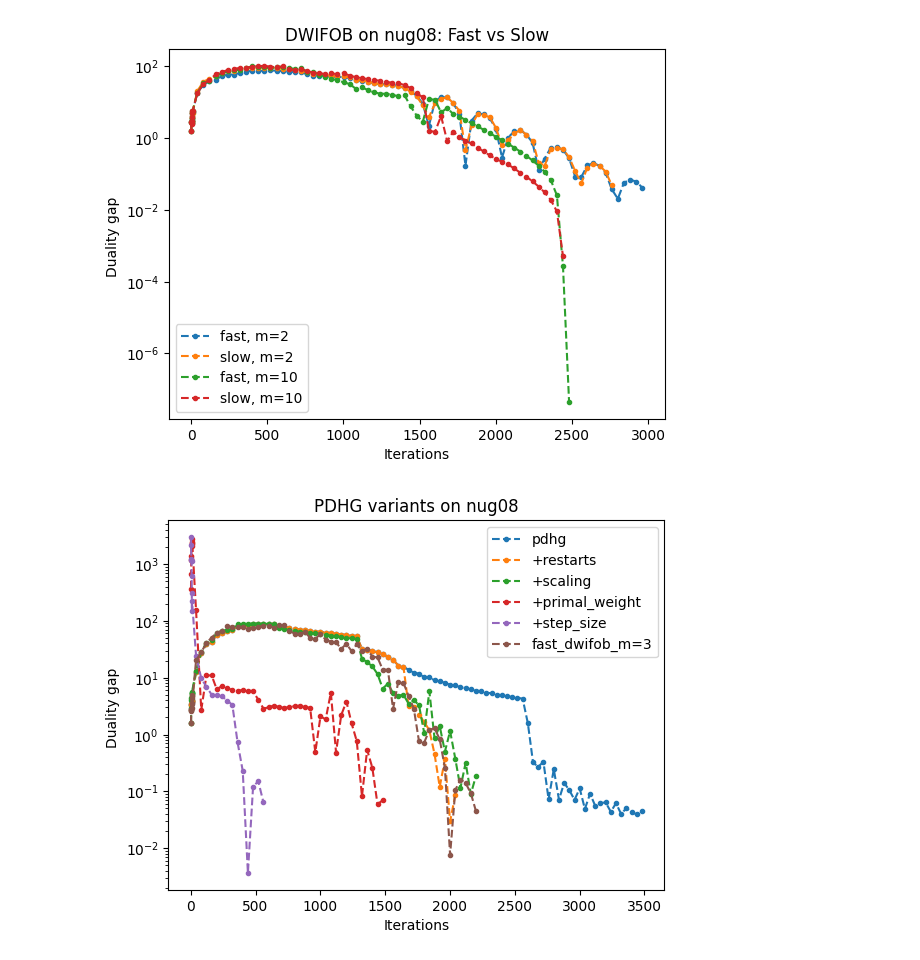
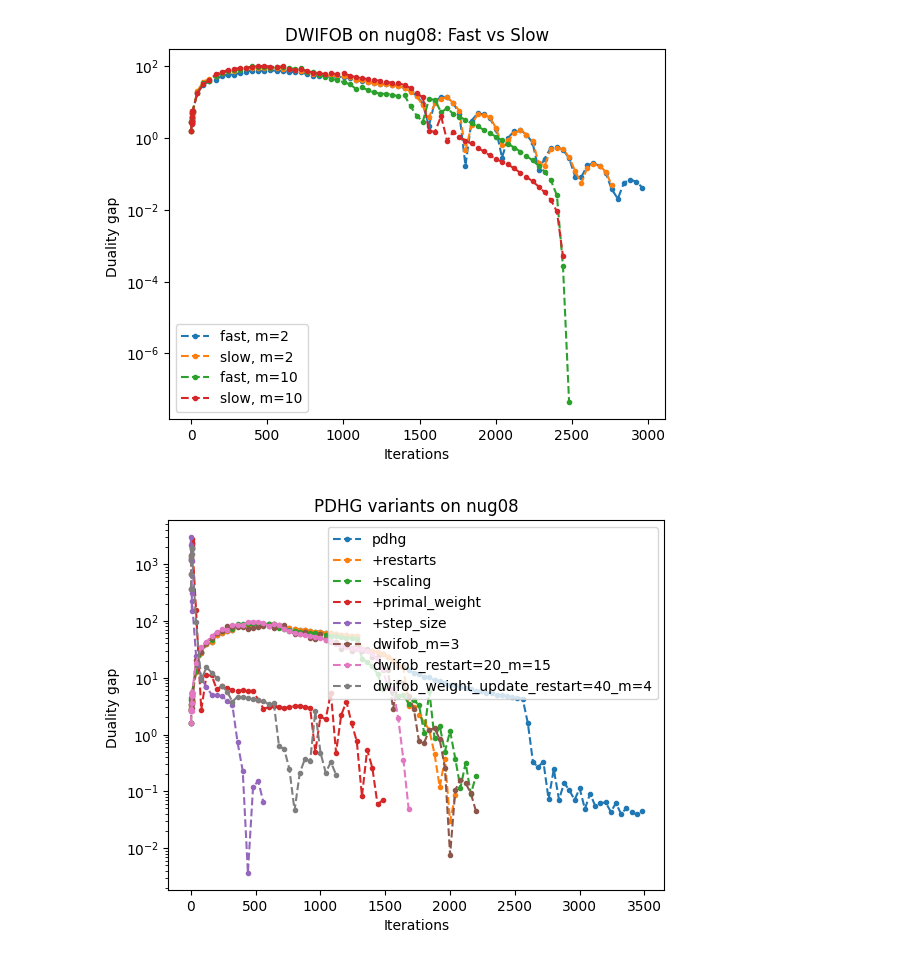
Before and after one commit to TheodorAT/MasterThesis, a Jupyter notebook: scripts/plot_convergences.ipynb, the cells around one changed output. Drawn from its saved outputs; the diff is of its cells as text; code cells hidden in the pictures.

Commit message:
Added and tested primal weight updates to fast_dwifob.

```diff
--- a/scripts/plot_convergences.ipynb
+++ b/scripts/plot_convergences.ipynb
@@ -90,25 +77,34 @@ plt.legend();
 # %%
 # Comparing the PDHG variants:
 nug08_pdhg = all_plot_info["nug08-3rd_test_pdhg_1e-4"]
 nug08_pdhg_restarts = all_plot_info["nug08-3rd_test_+restarts_1e-4"]
 nug08_pdhg_scaling = all_plot_info["nug08-3rd_test_+scaling_1e-4"]
 nug08_pdhg_primal_weight = all_plot_info["nug08-3rd_test_+primal_weight_1e-4"]
 nug08_pdhg_step_size = all_plot_info["nug08-3rd_test_+step_size_1e-4"]
 
 plt.plot(nug08_pdhg["iterations"][1:-1], nug08_pdhg["duality_gap"][1:-1], ".--", label="pdhg")
 plt.plot(nug08_pdhg_restarts["iterations"][1:-1], nug08_pdhg_restarts["duality_gap"][1:-1], ".--", label="+restarts")
 plt.plot(nug08_pdhg_scaling["iterations"][1:-1], nug08_pdhg_scaling["duality_gap"][1:-1], ".--", label="+scaling")
 plt.plot(nug08_pdhg_primal_weight["iterations"][1:-1], nug08_pdhg_primal_weight["duality_gap"][1:-1], ".--", label="+primal_weight")
 plt.plot(nug08_pdhg_step_size["iterations"][1:-1], nug08_pdhg_step_size["duality_gap"][1:-1], ".--", label="+step_size")
 
 # Plotting the best version of dwifob as well:
 nug08_dwifob_m3 = all_plot_info["nug08-3rd_test_fast_dwifob_1e-4_m=3"]
-plt.plot(nug08_dwifob_m3["iterations"][1:-1], nug08_dwifob_m3["duality_gap"][1:-1], ".--", label="fast_dwifob_m=3")
+plt.plot(nug08_dwifob_m3["iterations"][1:-1], nug08_dwifob_m3["duality_gap"][1:-1], ".--", label="dwifob_m=3")
+
+# Adding the one with restarts=20 and m=15
+nug08_dwifob_restart20_m15 = all_plot_info["nug08-3rd_test_restarts=20_fast_+restarts_1e-4_m=15"]
+plt.plot(nug08_dwifob_restart20_m15["iterations"][1:-1], nug08_dwifob_restart20_m15["duality_gap"][1:-1], ".--", label="dwifob_restart=20_m=15")
+
+# Adding primal weight update with restarts=40 and m=4
+nug08_dwifob_weight_update_restart40_m4 = all_plot_info["nug08-3rd_test_+primal_weight_restart=40_1e-4_m=4"]
+plt.plot(nug08_dwifob_weight_update_restart40_m4["iterations"][1:-1], nug08_dwifob_weight_update_restart40_m4["duality_gap"][1:-1], ".--", label="dwifob_weight_update_restart=40_m=4")
+
 
 plt.xlabel("Iterations")
 plt.ylabel("Duality gap ")
 plt.yscale('log')
 plt.title("PDHG variants on nug08")
-plt.legend();
+plt.legend(loc="upper right");
 # %% [output]
-[figure, old version]
+[figure, new version]
```
Also changed, not shown: parts of 1 cell of this notebook, 6 other files.
